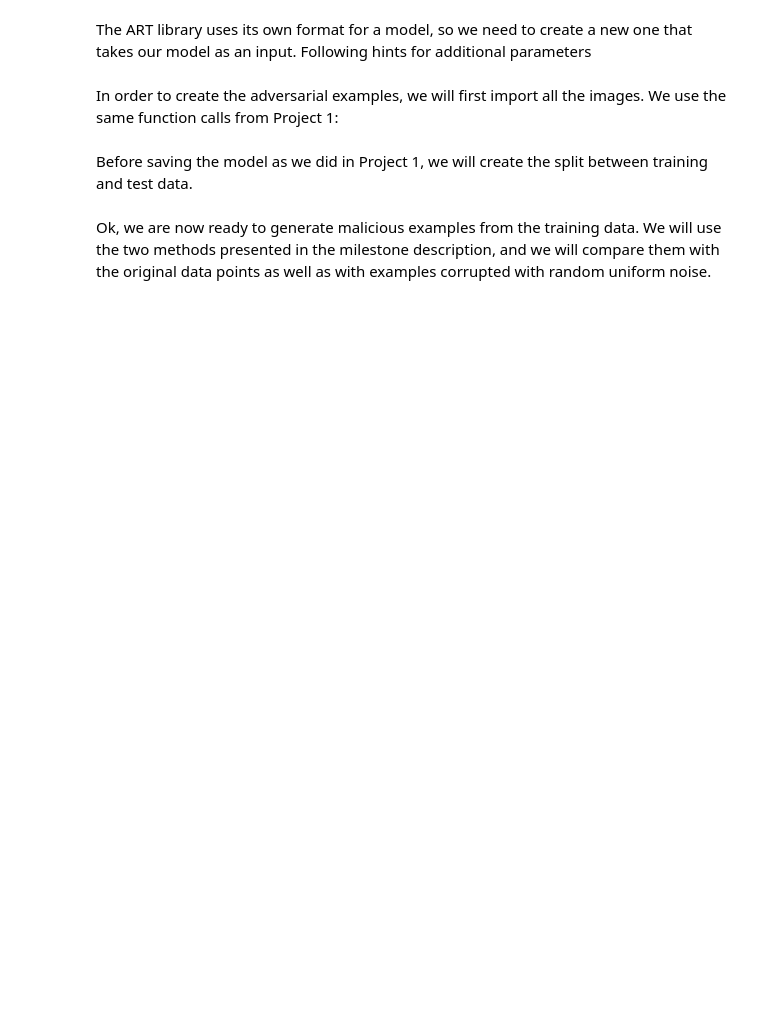
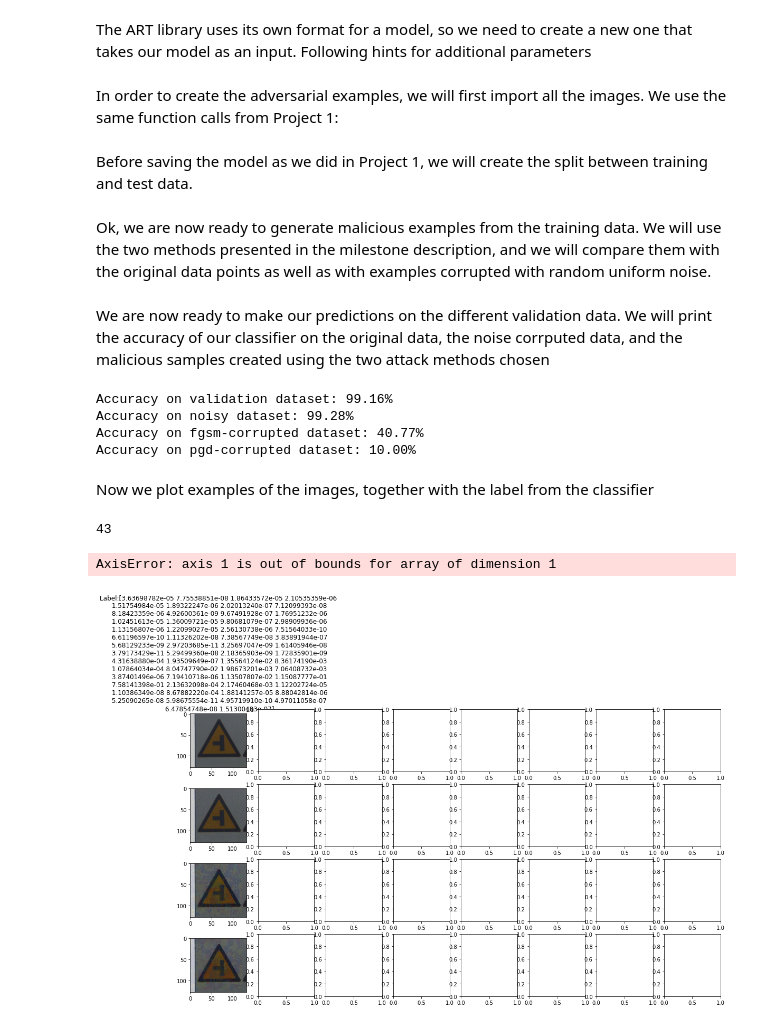
Before and after one commit to Stocastico/AdversarialRobustness, a Jupyter notebook: Part 2/Part_2.1_Stefano.ipynb, the cells around one changed output. Drawn from its saved outputs; the diff is of its cells as text; code cells hidden in the pictures; blank space fills up the shorter version.

```diff
--- a/Part 2/Part_2.1_Stefano.ipynb
+++ b/Part 2/Part_2.1_Stefano.ipynb
@@ -90,3 +88,69 @@ np.savez('../data/chinese_traffic_sign_dataset_2.npz', train_X=train_X, valid_X=
          train_Y=train_Y, valid_Y=valid_Y)
 # %% [markdown]
 Ok, we are now ready to generate malicious examples from the training data. We will use the two methods presented in the milestone description, and we will compare them with the original data points as well as with examples corrupted with random uniform noise.
+# %%
+EPSILON = 0.03
+
+num_samples = 50 # Following hints recommendation
+
+fgsm = FastGradientMethod(estimator=classifier_art, eps=EPSILON)
+valid_X_fgsm = fgsm.generate(x=valid_X)
+
+#Following hints recoomendation
+pgd = ProjectedGradientDescent(estimator=classifier_art, eps=EPSILON, eps_step=0.01,
+                               max_iter=40, targeted=False, num_random_init=True)
+valid_X_pgd = pgd.generate(x=valid_X[:num_samples])
+# %%
+valid_X_uniform_noise = valid_X + np.random.uniform(low=-EPSILON, high=EPSILON, size=valid_X.shape)
+# %% [markdown]
+We are now ready to make our predictions on the different validation data. We will print the accuracy of our classifier on the original data, the noise corrputed data, and the malicious samples created using the two attack methods chosen
+# %%
+pred_base = classifier_art.predict(valid_X)
+pred_noise = classifier_art.predict(valid_X_uniform_noise)
+pred_fgsm = classifier_art.predict(valid_X_fgsm)
+pred_pgd = classifier_art.predict(valid_X_pgd)
+# %%
+acc_base = np.sum(np.argmax(pred_base, axis=1) == np.argmax(valid_Y, axis=1)) / len(valid_Y)
+acc_noise = np.sum(np.argmax(pred_noise, axis=1) == np.argmax(valid_Y, axis=1)) / len(valid_Y)
+acc_fgsm = np.sum(np.argmax(pred_fgsm, axis=1) == np.argmax(valid_Y, axis=1)) / len(valid_Y)
+# less samples for pgd
+acc_pgd = np.sum(np.argmax(pred_pgd, axis=1) == np.argmax(valid_Y[:num_samples], axis=1)) / num_samples
+print(f"Accuracy on validation dataset: {acc_base * 100:.2f}%")
+print(f"Accuracy on noisy dataset: {acc_noise * 100:.2f}%")
+print(f"Accuracy on fgsm-corrupted dataset: {acc_fgsm * 100:.2f}%")
+print(f"Accuracy on pgd-corrupted dataset: {acc_pgd * 100:.2f}%")
+# %% [output]
+Accuracy on validation dataset: 99.16%
+Accuracy on noisy dataset: 99.28%
+Accuracy on fgsm-corrupted dataset: 40.77%
+Accuracy on pgd-corrupted dataset: 10.00%
+# %% [markdown]
+Now we plot examples of the images, together with the label from the classifier
+# %%
+pred_pgd[0].argmax()
+# %% [output]
+43
+# %%
+ROWS = 4
+COLS = 8
+fig, ax = plt.subplots(ROWS, COLS)
+
+for k in range(COLS):
+    ax[0,k].imshow(valid_X[k])
+    ax[1,k].imshow(valid_X_uniform_noise[k]) #.clip(0.0,1.0)
+    ax[2,k].imshow(valid_X_fgsm[k])
+    ax[3,k].imshow(valid_X_pgd[k])
+
+    ax[0,k].set_title('Label:' + str(pred_base[k]))
+    ax[1,k].set_title('Label:' + str(pred_noise[k].argmax(axis=1)))
+    ax[2,k].set_title('Label:' + str(pred_fgsm[k].argmax(axis=1)))
+    ax[3,k].set_title('Label:' + str(pred_pgd[k].argmax(axis=1)))
+
+    ax[0,k].axis('off')
+    ax[1,k].axis('off')
+    ax[2,k].axis('off')
+    ax[3,k].axis('off')
+plt.show()
+# %% [output]
+AxisError: axis 1 is out of bounds for array of dimension 1
+[figure, added]
```
Also changed, not shown: parts of 1 cell of this notebook, 1 other file.
